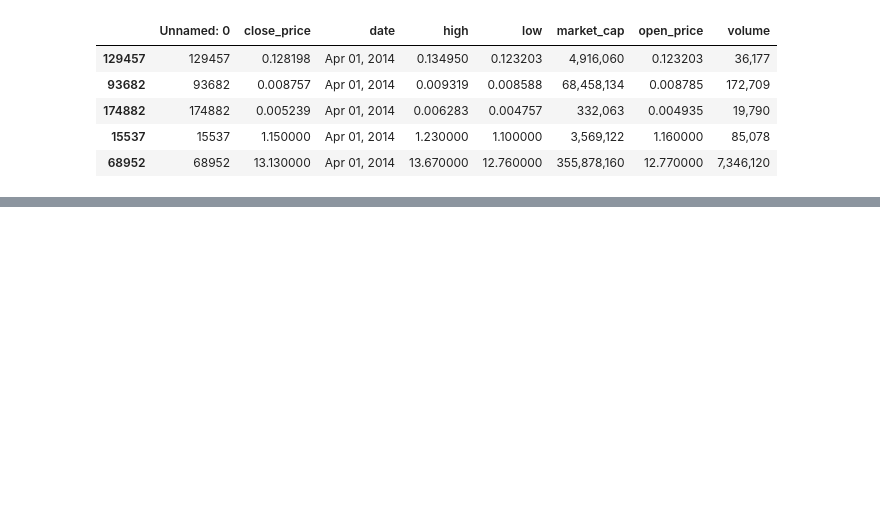
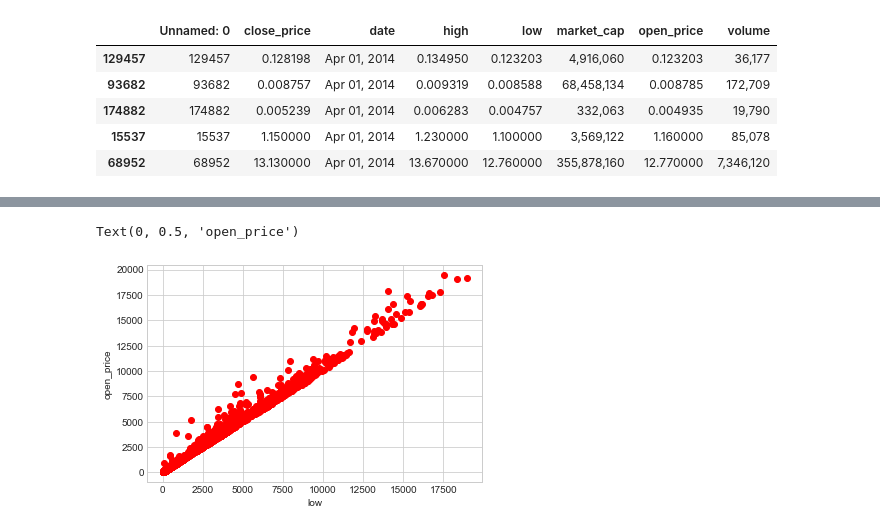
Before and after one commit to abbeydent/coinmarket_scraper, a Jupyter notebook: coinmarket_analysis.ipynb, the cells around one changed output, grey strips where cells are left out. Saved outputs shown, nothing was run; the diff lists cells and outputs as text; code cells hidden in the pictures; blank space fills up the shorter version.

```diff
--- a/coinmarket_analysis.ipynb
+++ b/coinmarket_analysis.ipynb
@@ -126,0 +57,3 @@ print(results)
+# %%
+low = df.iloc[:,4]
+#print(low)
@@ -126,0 +63,12 @@ print(results)
+# %%
+close_price = df.iloc[:,1]
+#print(close_price)
+# %%
+N= 250
+plt.scatter(low, close_price, color='r')
+plt.xlabel('low')
+plt.ylabel('open_price')
+#plt.show()
+# %% [output]
+Text(0, 0.5, 'open_price')
+[figure, added]
```
Also changed, not shown: parts of 14 cells of this notebook, 3 other files.
